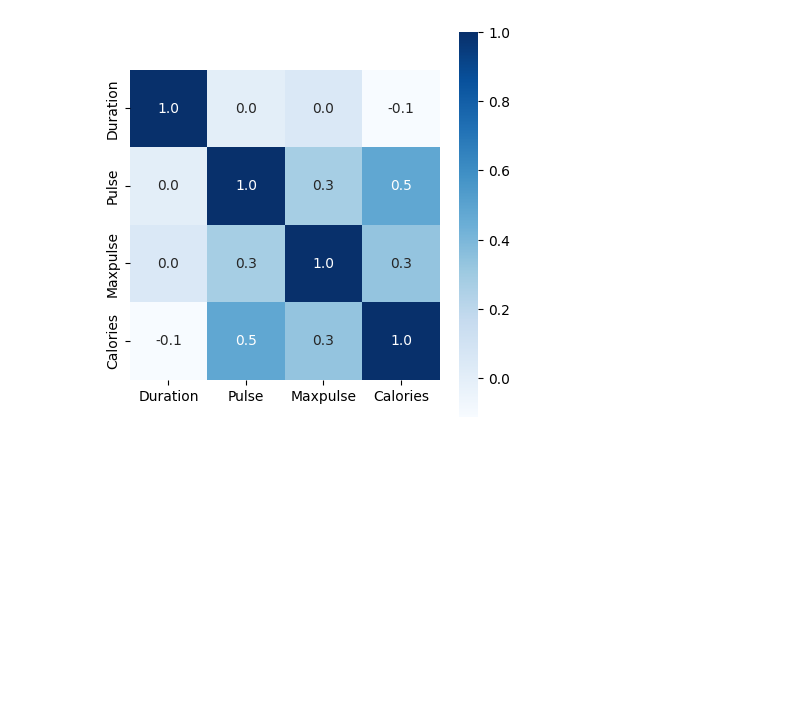
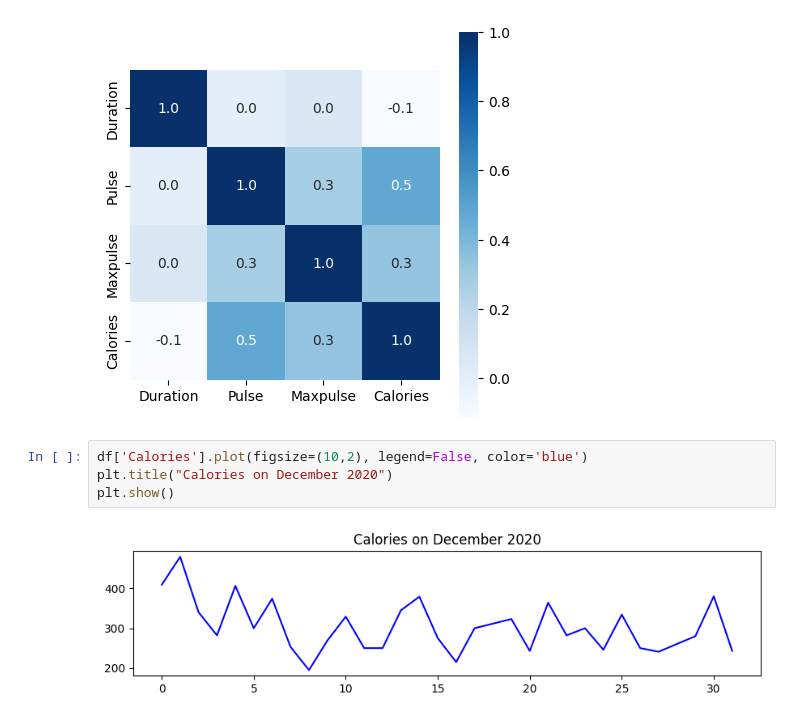
Before and after one commit to euclideands/Programming_Dumps, a Jupyter notebook: EDA.ipynb, the cells around one changed output. Drawn from its saved outputs; the diff is of its cells as text; blank space fills up the shorter version.

```diff
--- a/EDA.ipynb
+++ b/EDA.ipynb
@@ -192,3 +196,9 @@ sns.heatmap(correlation, cbar=True, square=True, fmt='.1f', annot=True, annot_kw
 # %% [output]
 <Axes: >
 [figure]
+# %%
+df['Calories'].plot(figsize=(10,2), legend=False, color='blue')
+plt.title("Calories on December 2020")
+plt.show()
+# %% [output]
+[figure, added]
```
Also changed, not shown: parts of 1 cell of this notebook.
